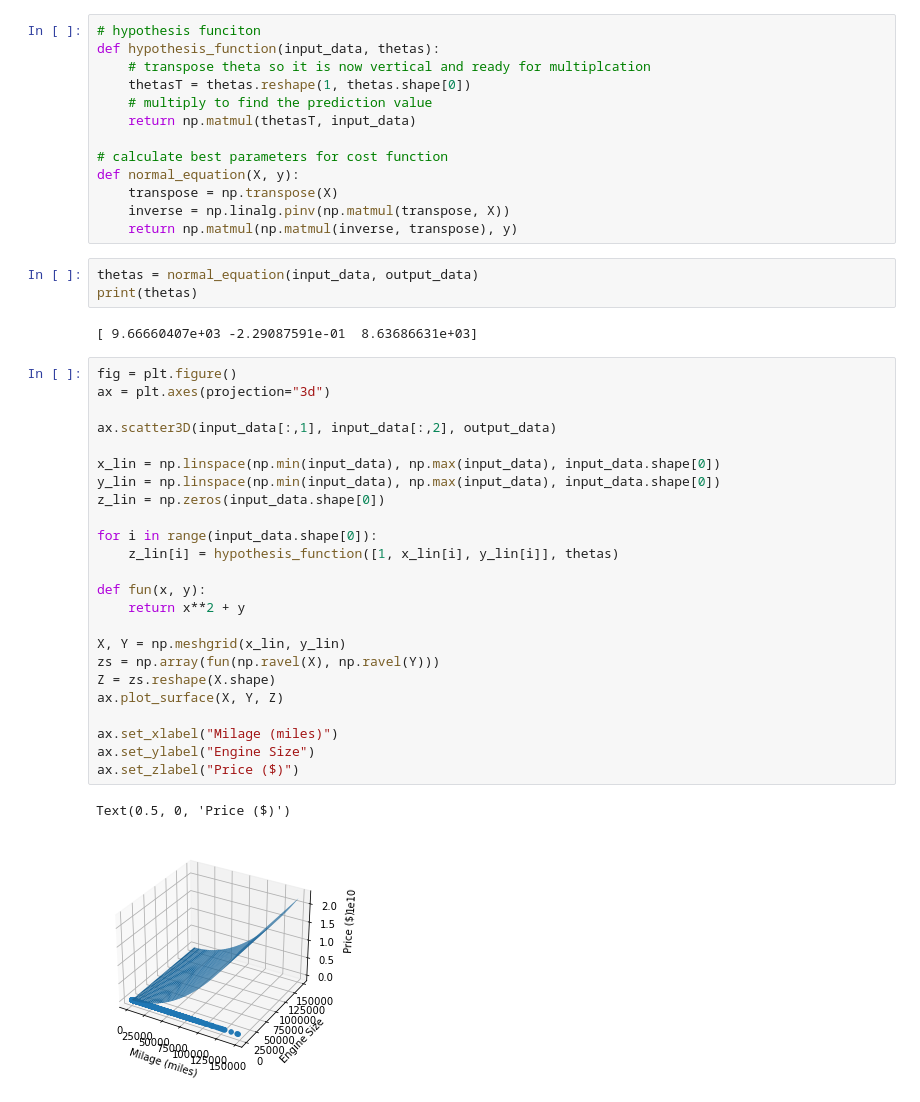
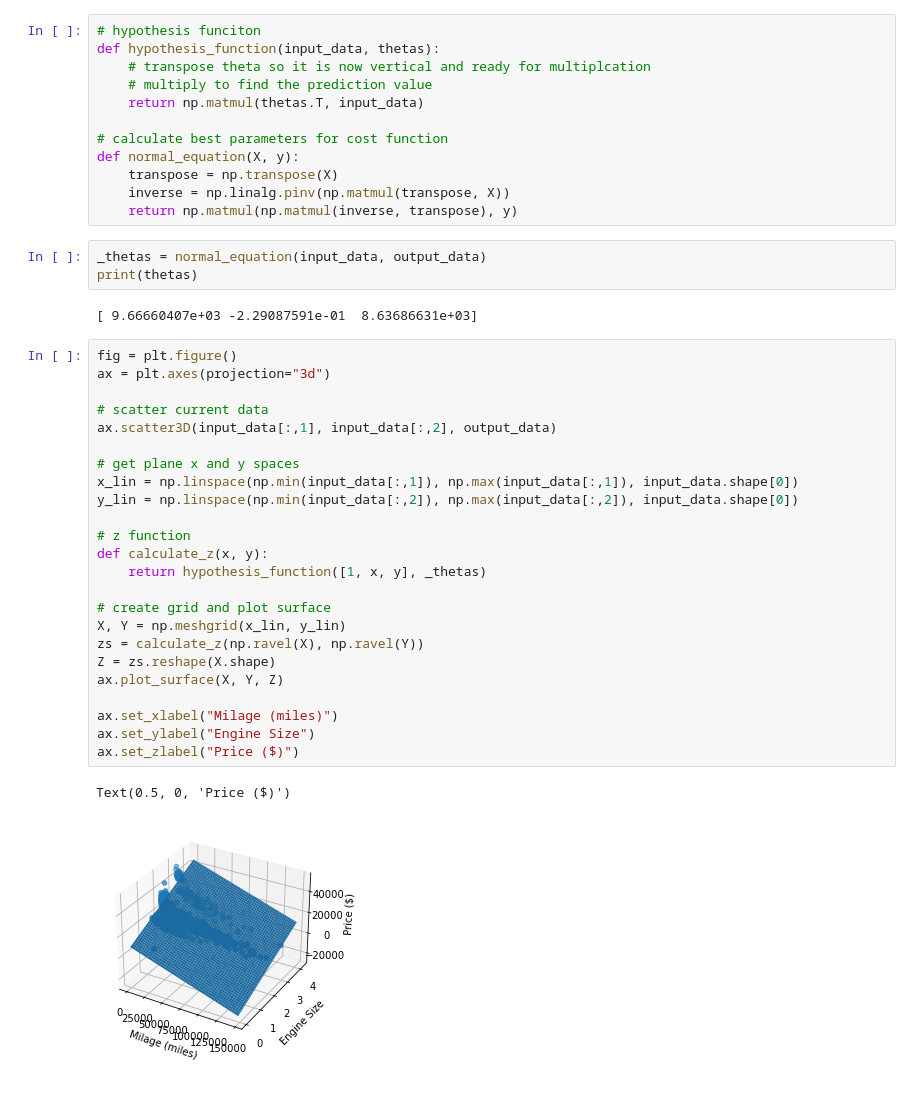
Before and after one commit to Zjjc123/stanford-ml-course, a Jupyter notebook: week-2/3.Normal Equation.ipynb, the cells around one changed output. Saved outputs shown, nothing was run; the diff lists cells and outputs as text.

Commit message:
Graphing Bug Fix @Christine8888

```diff
--- a/week-2/3.Normal Equation.ipynb
+++ b/week-2/3.Normal Equation.ipynb
@@ -65,9 +68,8 @@ output_data = np.array(a4_dataset.price)
 # hypothesis funciton
 def hypothesis_function(input_data, thetas):
     # transpose theta so it is now vertical and ready for multiplcation
-    thetasT = thetas.reshape(1, thetas.shape[0])
     # multiply to find the prediction value
-    return np.matmul(thetasT, input_data)
+    return np.matmul(thetas.T, input_data)
 
 # calculate best parameters for cost function
 def normal_equation(X, y):
@@ -75,34 +77,34 @@ def normal_equation(X, y):
     inverse = np.linalg.pinv(np.matmul(transpose, X))
     return np.matmul(np.matmul(inverse, transpose), y)
 # %%
-thetas = normal_equation(input_data, output_data)
+_thetas = normal_equation(input_data, output_data)
 print(thetas)
 # %% [output]
 [ 9.66660407e+03 -2.29087591e-01  8.63686631e+03]
 # %%
 fig = plt.figure()
 ax = plt.axes(projection="3d")
 
+# scatter current data
 ax.scatter3D(input_data[:,1], input_data[:,2], output_data)
 
-x_lin = np.linspace(np.min(input_data), np.max(input_data), input_data.shape[0])
-y_lin = np.linspace(np.min(input_data), np.max(input_data), input_data.shape[0])
-z_lin = np.zeros(input_data.shape[0])
+# get plane x and y spaces
+x_lin = np.linspace(np.min(input_data[:,1]), np.max(input_data[:,1]), input_data.shape[0])
+y_lin = np.linspace(np.min(input_data[:,2]), np.max(input_data[:,2]), input_data.shape[0])
 
-for i in range(input_data.shape[0]):
-    z_lin[i] = hypothesis_function([1, x_lin[i], y_lin[i]], thetas)
+# z function
+def calculate_z(x, y):
+    return hypothesis_function([1, x, y], _thetas)
 
-def fun(x, y):
-    return x**2 + y
-
+# create grid and plot surface
 X, Y = np.meshgrid(x_lin, y_lin)
-zs = np.array(fun(np.ravel(X), np.ravel(Y)))
+zs = calculate_z(np.ravel(X), np.ravel(Y))
 Z = zs.reshape(X.shape)
 ax.plot_surface(X, Y, Z)
 
 ax.set_xlabel("Milage (miles)")
 ax.set_ylabel("Engine Size")
 ax.set_zlabel("Price ($)")
 # %% [output]
 Text(0.5, 0, 'Price ($)')
-[figure, old version]
+[figure, new version]
```
Also changed, not shown: parts of 1 cell of this notebook, 1 other file.
